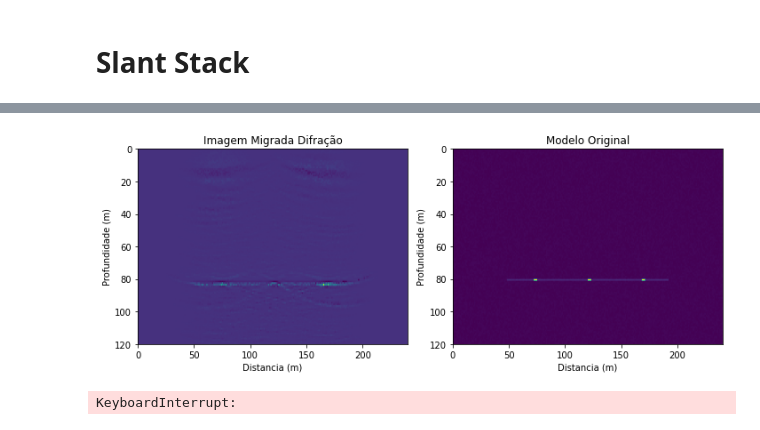
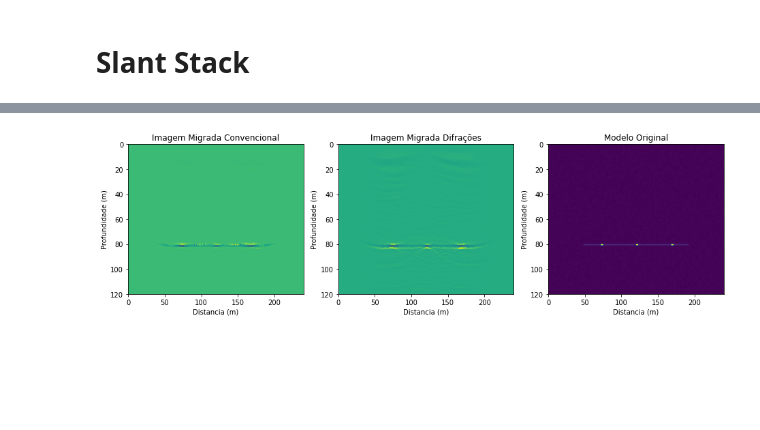
Before and after one commit to GuilhermeZakarewicz/DiffraPy, a Jupyter notebook: Funcao_Peso_Barra.ipynb, the cells around one changed output, grey strips where cells are left out. Cells and saved outputs as stored; diff of their text form; code cells hidden in the pictures; blank space fills up the shorter version.

```diff
--- a/Funcao_Peso_Barra.ipynb
+++ b/Funcao_Peso_Barra.ipynb
@@ -351,40 +338,0 @@ TTh shape is  (240, 120, 240)
-# %%
-mig_diff = MigPreFuncoes.migvsp_winapp_diff(gather1,isx,dx,dz,dt,win,dwin,app,TTh,X,Y,epsilon)
-
-fig, (ax1, ax2) = plt.subplots(1,2,figsize=(10,4))
-
-ax1.imshow(mig_diff, aspect="auto",extent=[0,dx*nx,dz*nz,0])
-ax1.set_title("Imagem Migrada Difração")
-ax1.set_xlabel("Distancia (m)")
-ax1.set_ylabel("Profundidade (m)")
-
-ax2.imshow(R, aspect="auto",extent=[0,dx*nx,dz*nz,0])
-ax2.set_title("Modelo Original")
-ax2.set_xlabel("Distancia (m)")
-ax2.set_ylabel("Profundidade (m)")
-
-plt.tight_layout()
-plt.show()
-# %% [output]
-[figure, removed]
-# %%
-#Stack
-
-mig_stack = MigPreFuncoes.migstack_winapp(files,isx,dx,dz,dt,win,dwin,app,TTh,X,Y,epsilon)
-
-fig, (ax1, ax2) = plt.subplots(1,2,figsize=(10,4))
-
-ax1.imshow(mig_stack, aspect="auto",extent=[0,dx*nx,dz*nz,0])
-ax1.set_title("Imagem Migrada")
-ax1.set_xlabel("Distancia (m)")
-ax1.set_ylabel("Profundidade (m)")
-
-ax2.imshow(R, aspect="auto",extent=[0,dx*nx,dz*nz,0])
-ax2.set_title("Modelo Original")
-ax2.set_xlabel("Distancia (m)")
-ax2.set_ylabel("Profundidade (m)")
-
-plt.tight_layout()
-plt.show()
-# %% [output]
-KeyboardInterrupt:
@@ -407,0 +341,24 @@ plt.show()
+# %%
+refl,diff = MigPreFuncoes.migration_teste(gather1,isx,dx,dz,dt,win,dwin,app,TTh,X,Y,sm)
+
+fig, (ax1, ax2, ax3) = plt.subplots(1,3,figsize=(13,4))
+
+ax1.imshow(refl, aspect="auto",extent=[0,dx*nx,dz*nz,0])
+ax1.set_title("Imagem Migrada Convencional")
+ax1.set_xlabel("Distancia (m)")
+ax1.set_ylabel("Profundidade (m)")
+
+ax2.imshow(diff, aspect="auto",extent=[0,dx*nx,dz*nz,0])
+ax2.set_title("Imagem Migrada Difrações")
+ax2.set_xlabel("Distancia (m)")
+ax2.set_ylabel("Profundidade (m)")
+
+ax3.imshow(R, aspect="auto",extent=[0,dx*nx,dz*nz,0])
+ax3.set_title("Modelo Original")
+ax3.set_xlabel("Distancia (m)")
+ax3.set_ylabel("Profundidade (m)")
+
+plt.tight_layout()
+plt.show()
+# %% [output]
+[figure, added]
```
Also changed, not shown: parts of 15 cells of this notebook, 28 other files.
